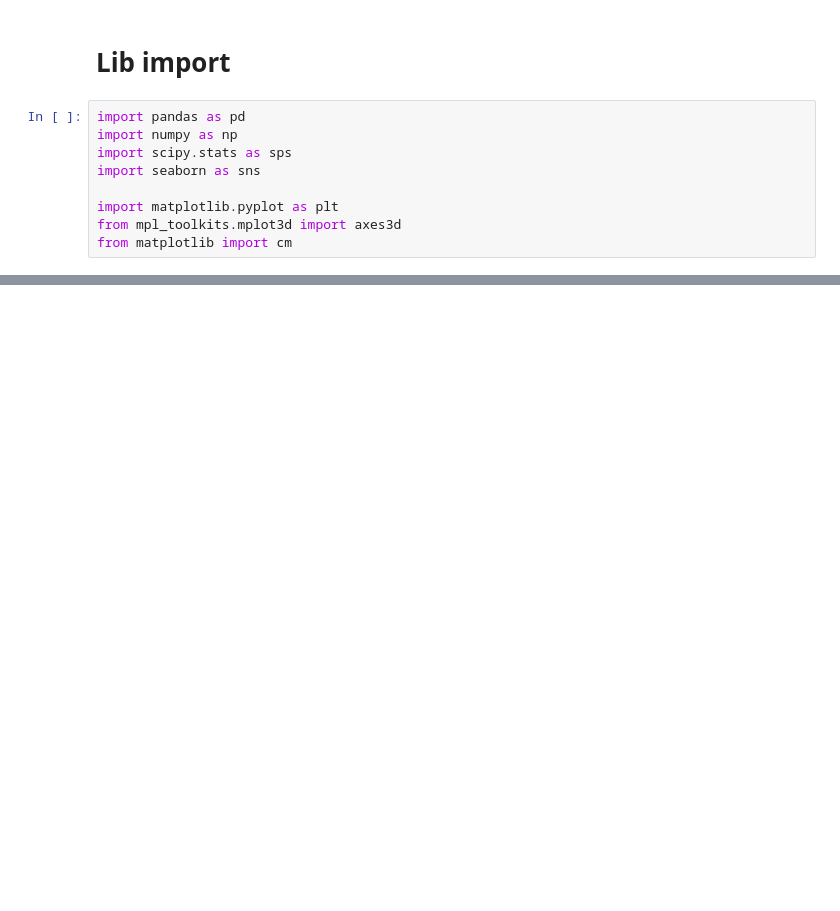
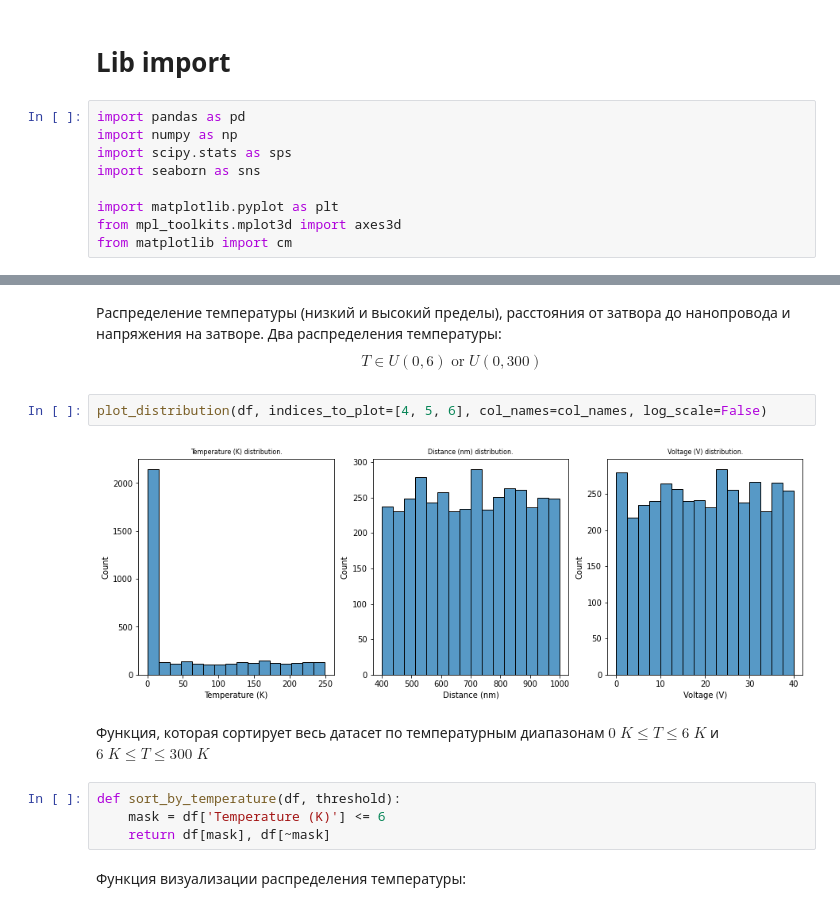
Before and after one commit to PolMix/nems_ai, a Jupyter notebook: Data Review/Data_Review.ipynb, the cells around one changed output, grey strips where cells are left out. Saved outputs shown, nothing was run; the diff lists cells and outputs as text; blank space fills up the shorter version.

```diff
--- a/Data Review/Data_Review.ipynb
+++ b/Data Review/Data_Review.ipynb
@@ -107,0 +65,15 @@ fig.show()
+# %% [markdown]
+Распределение температуры (низкий и высокий пределы), расстояния от затвора до нанопровода и напряжения на затворе. Два распределения температуры:
+$$ T \in U(0, 6) \; \text{or} \; U(0, 300)$$
+# %%
+plot_distribution(df, indices_to_plot=[4, 5, 6], col_names=col_names, log_scale=False)
+# %% [output]
+[figure, added]
+# %% [markdown]
+Функция, которая сортирует весь датасет по температурным диапазонам $0 \; K \le T \le 6 \; K$ и $6 \; K \le T \le  300 \; K$
+# %%
+def sort_by_temperature(df, threshold):
+    mask = df['Temperature (K)'] <= 6
+    return df[mask], df[~mask]
+# %% [markdown]
+Функция визуализации распределения температуры:
```
Also changed, not shown: parts of 34 cells of this notebook.
